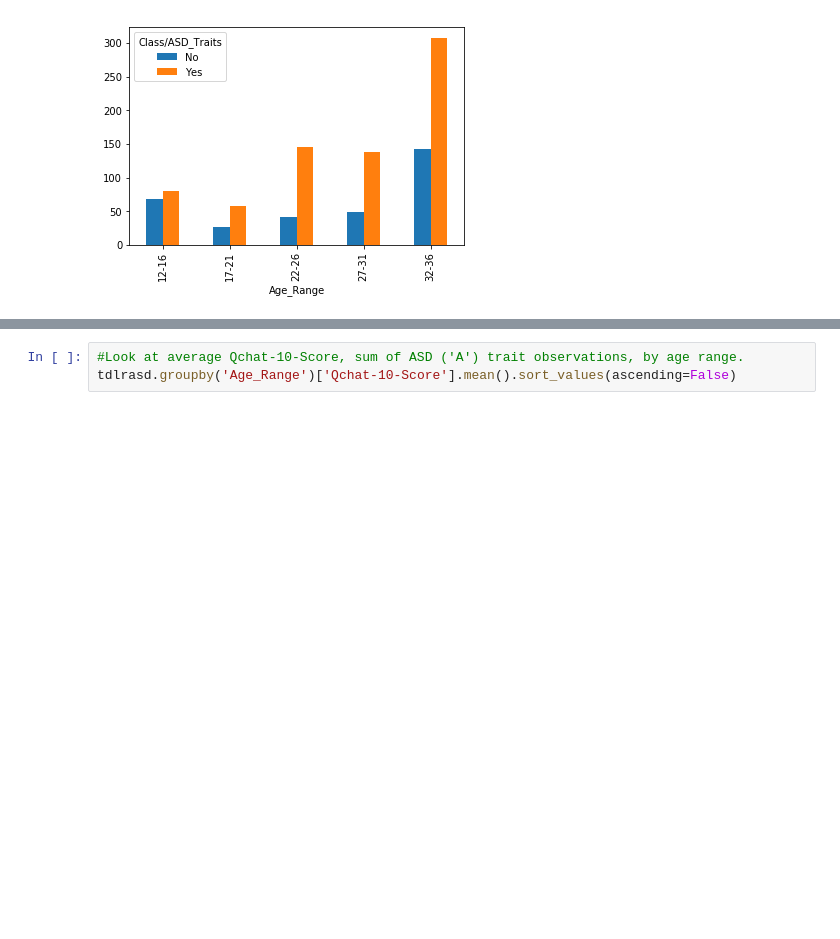
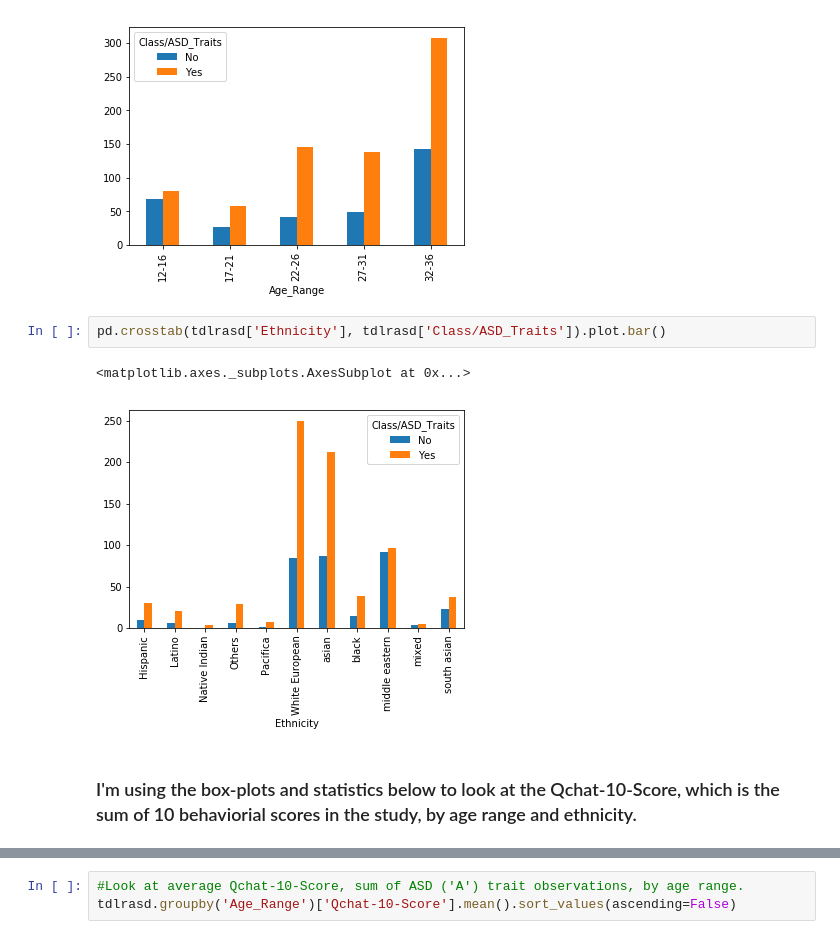
Before and after one commit to smp201804/Springboard_DSCT, a Jupyter notebook: Cap1/Cap1_Toddler_ASD.ipynb, the cells around one changed output, grey strips where cells are left out. Drawn from its saved outputs; the diff is of its cells as text; blank space fills up the shorter version.

```diff
--- a/Cap1/Cap1_Toddler_ASD.ipynb
+++ b/Cap1/Cap1_Toddler_ASD.ipynb
@@ -126,3 +155,10 @@ pd.crosstab(tdlrasd['Age_Range'], tdlrasd['Class/ASD_Traits']).plot.bar()
 # %% [output]
 <matplotlib.axes._subplots.AxesSubplot at 0x...>
 [figure]
+# %%
+pd.crosstab(tdlrasd['Ethnicity'], tdlrasd['Class/ASD_Traits']).plot.bar()
+# %% [output]
+<matplotlib.axes._subplots.AxesSubplot at 0x...>
+[figure, added]
+# %% [markdown]
+###  I'm using the box-plots and statistics below to look at the Qchat-10-Score, which is the sum of 10 behaviorial scores in the study, by age range and ethnicity.
```
Also changed, not shown: parts of 16 cells of this notebook.
